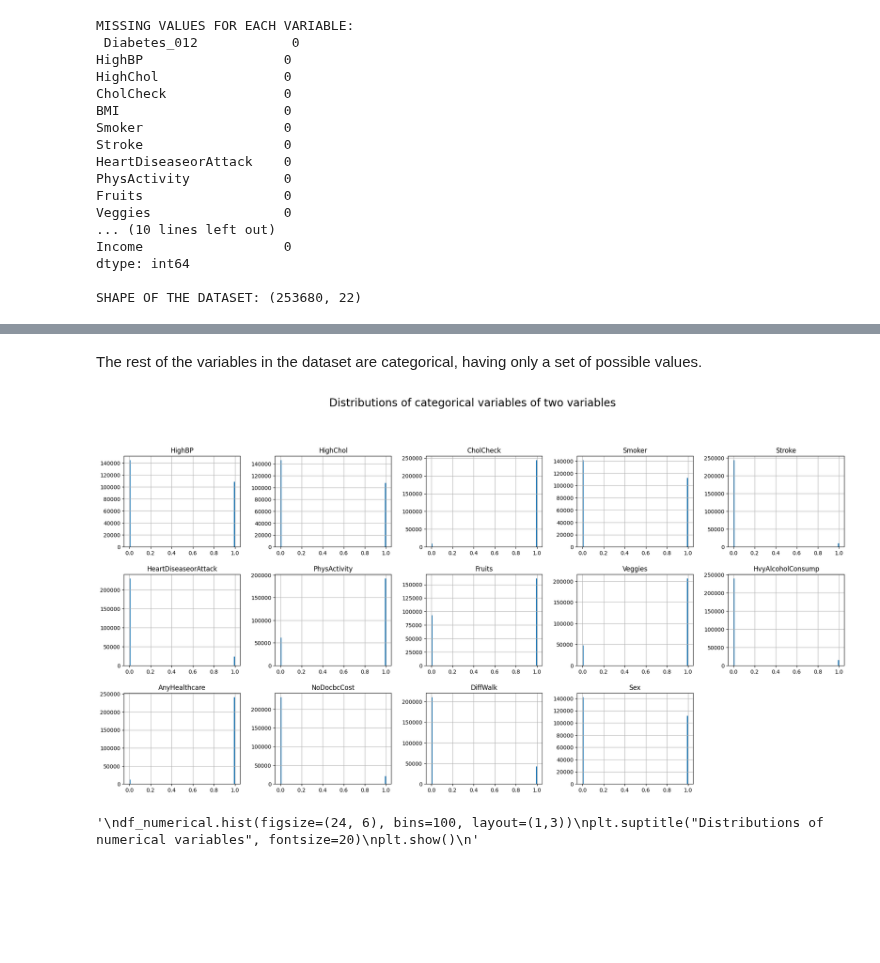
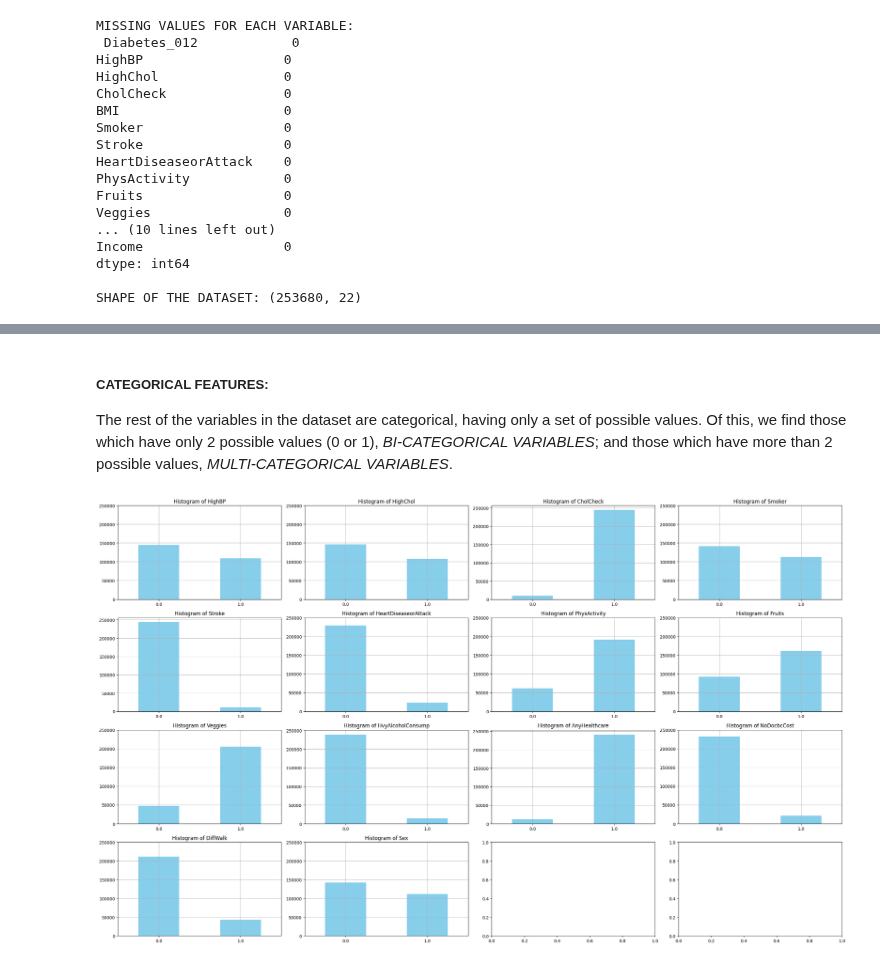
Before and after one commit to AliGarAlon/Diabetes_Project, a Jupyter notebook: diabetes_model.ipynb, the cells around one changed output, grey strips where cells are left out. Cells and saved outputs as stored; diff of their text form; code cells hidden in the pictures; blank space fills up the shorter version.

Commit message:
Kaggle Notebook | diabetes_model | Version 5

```diff
--- a/diabetes_model.ipynb
+++ b/diabetes_model.ipynb
@@ -71,21 +115,31 @@ plt.show()
 # %% [markdown]
-The rest of the variables in the dataset are categorical, having only a set of possible values.
+##### CATEGORICAL FEATURES:
+The rest of the variables in the dataset are categorical, having only a set of possible values. Of this, we find those which have only 2 possible values (0 or 1), *BI-CATEGORICAL VARIABLES*; and those which have more than 2 possible values, *MULTI-CATEGORICAL VARIABLES*.
-# %%
-# BI-CATEGORICAL VARIABLES:
-df_biCategorical = df[['HighBP', 'HighChol','CholCheck','Smoker','Stroke','HeartDiseaseorAttack','PhysActivity','Fruits','Veggies','HvyAlcoholConsump','AnyHealthcare','NoDocbcCost','DiffWalk','Sex']]
-df_biCategorical.hist(figsize=(24, 15), bins=100, layout=(4,5))
-plt.xticks([0,1])
-plt.suptitle("Distributions of categorical variables of two variables", fontsize=20)
-plt.show()
-
-#MULTI-CATEGORICAL VARIABLES:
-df_multiCategorical = df[['Diabetes_012','GenHlth','Age', 'Education','Income']]
-
-"""
-df_numerical.hist(figsize=(24, 6), bins=100, layout=(1,3))
-plt.suptitle("Distributions of numerical variables", fontsize=20)
-plt.show()
-"""
-# %% [output]
-[figure, removed]
-'\ndf_numerical.hist(figsize=(24, 6), bins=100, layout=(1,3))\nplt.suptitle("Distributions of numerical variables", fontsize=20)\nplt.show()\n'
+# %%
+# BI-CATEGORICAL VARIABLES:
+df_biCategorical = df[['HighBP','HighChol','CholCheck','Smoker','Stroke','HeartDiseaseorAttack','PhysActivity','Fruits','Veggies','HvyAlcoholConsump','AnyHealthcare','NoDocbcCost','DiffWalk','Sex']]
+
+# Creation of subplots:
+fig, axes = plt.subplots(nrows=4, ncols=4, figsize=(25, 15)) #'axes' is an array with two elements, 2D.
+                                                            # Each 'axes' object represents one subplot.
+
+# Flatten the axes array to a 1D array
+axes = axes.flatten()#Converting the 2D array of axes objects into a 1D array.
+                     #Useful when you want iterating over the subplots,
+                     #regardless of whether there is one row or multiple rows.
+
+for i, feature in enumerate(df_biCategorical.columns):
+    ax = axes[i]
+    df_biCategorical[feature].value_counts().sort_index().plot(kind='bar', color='skyblue', ax=ax)
+    ax.set_title(f'Histogram of {feature}')
+    ax.set_xlabel('')
+    # Rotate x-axis labels
+    ax.set_xticklabels(ax.get_xticklabels(), rotation=0)
+    ax.set_yticks(np.arange(0, 300000, 50000))
+    ax.grid(True)
+
+# Adjust layout
+plt.tight_layout()
+plt.show()
+# %% [output]
+[figure, added]
```
Also changed, not shown: parts of 14 cells of this notebook.
